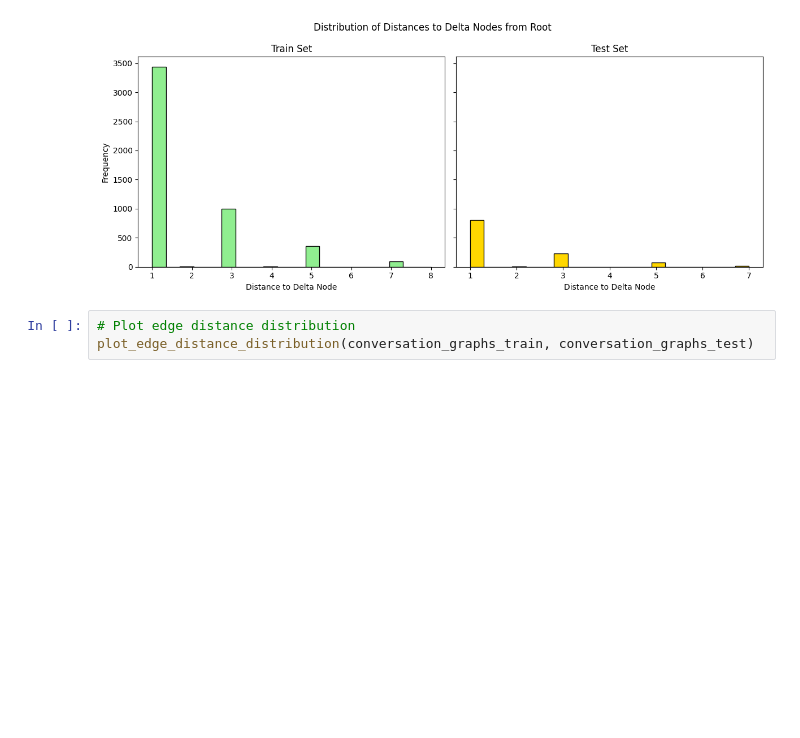
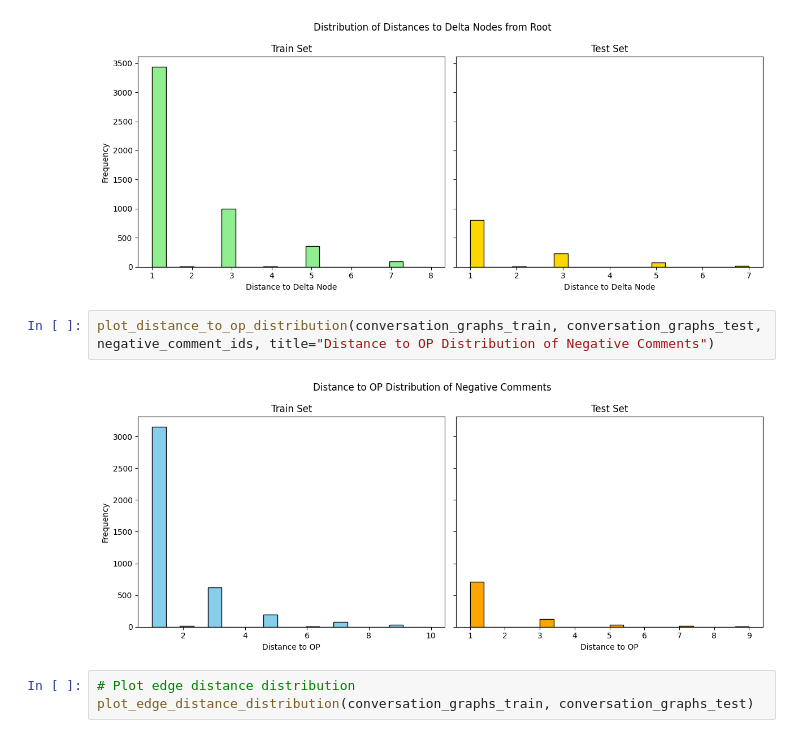
Before and after one commit to denisrize/GNN-Persuasion-Prediction, a Jupyter notebook: CMV_pipeline.ipynb, the cells around one changed output. Cells and saved outputs as stored; diff of their text form; blank space fills up the shorter version.

```diff
--- a/CMV_pipeline.ipynb
+++ b/CMV_pipeline.ipynb
@@ -787,6 +874,10 @@ plot_delta_distribution(conversation_graphs_train, conversation_graphs_test)
 plot_delta_distance_distribution(conversation_graphs_train, conversation_graphs_test)
 # %% [output]
 [figure]
+# %%
+plot_distance_to_op_distribution(conversation_graphs_train, conversation_graphs_test, negative_comment_ids, title="Distance to OP Distribution of Negative Comments")
+# %% [output]
+[figure, added]
 # %%
 # Plot edge distance distribution
 plot_edge_distance_distribution(conversation_graphs_train, conversation_graphs_test)
```
Also changed, not shown: parts of 63 cells of this notebook, 6 other files.
